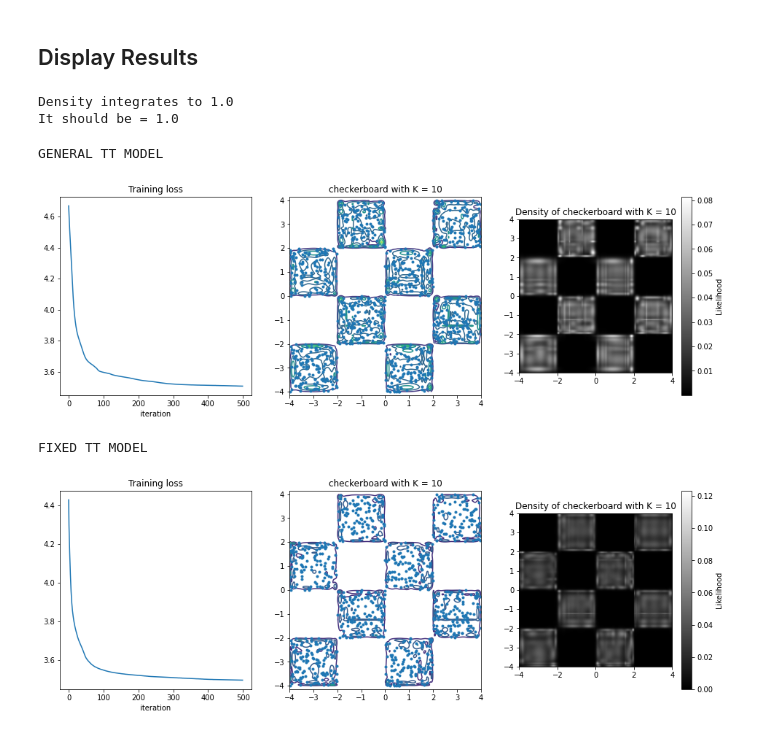
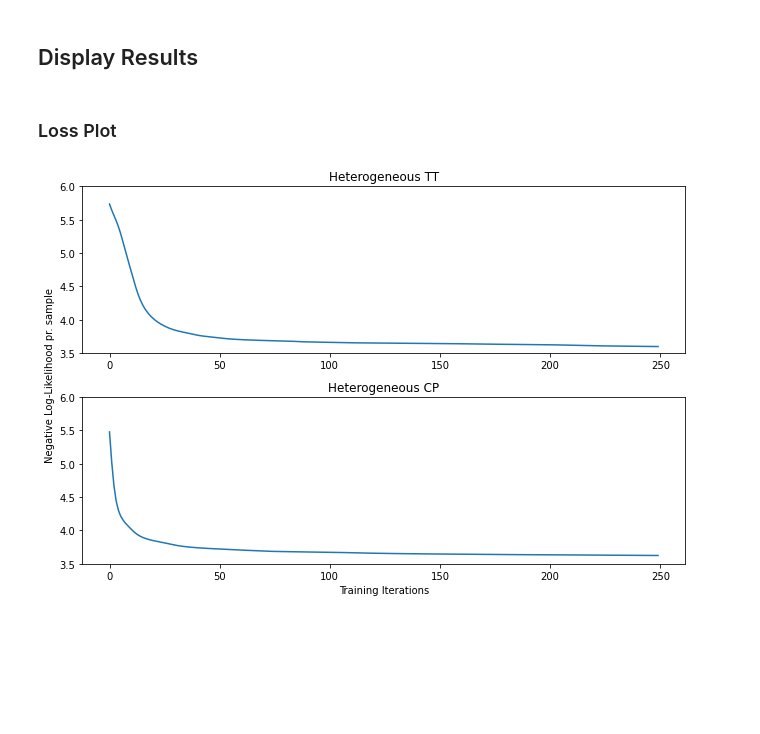
Before and after one commit to simonamtoft/tfde-tfp, a Jupyter notebook: notebooks/Heterogeneous Modelling.ipynb, the cells around one changed output. Cells and saved outputs as stored; diff of their text form; code cells hidden in the pictures; blank space fills up the shorter version.

```diff
--- a/notebooks/Heterogeneous Modelling.ipynb
+++ b/notebooks/Heterogeneous Modelling.ipynb
@@ -57,5 +79,5 @@ modifiers = {
 }
 # %%
 # Instantiate models
-TT_gen = m.TensorTrainGeneral(K, dists, params, modifiers)
-TT_fix = m.TensorTrainGaussian(K, 2)
+TT = m.TensorTrainGeneral(K_TT, dists, params_TT, modifiers)
+CP = m.CPGeneral(K_CP, dists, params_CP, modifiers)
@@ -93,11 +85,11 @@ train_ds = d.to_tf_dataset(train, batch_size=batch_size)
 ## Fit models to data
 # %%
 # Define number of epochs to train on
-EPOCHS = 500
+EPOCHS = 250
 # %%
 # Training optimizer
 optimizer = tf.keras.optimizers.Adam(learning_rate=1e-3)
 # %%
 # train TT general version
-losses_gen = TT_gen.fit(train_ds, EPOCHS, optimizer)
+losses_TT = TT.fit(batched, EPOCHS, optimizer)
 # %% [output]
@@ -105,4 +97,4 @@ Final loss: 3.507068634033203
 # %%
 # train TT fixed gaussian version
-losses_fix = TT_fix.fit(train_ds, EPOCHS, optimizer)
+losses_CP = CP.fit(batched, EPOCHS, optimizer)
 # %% [output]
@@ -110,52 +102,21 @@ Final loss: 3.4959461212158205
 # %% [markdown]
 ## Display Results
-# %%
-# check integrand of density
-integrand = utl.unitTest(TT_gen, limits=[-6, 6])
-print(f'Density integrates to {round(integrand, 4)}')
-print('It should be = 1.0')
-# %% [output]
-Density integrates to 1.0
-It should be = 1.0
-# %%
-# plots for the general TT model
-print("GENERAL TT MODEL")
-f, ax = plt.subplots(1, 3, figsize=(16, 5))
-
-# training loss
-ax[0].plot(range(len(losses_gen)), np.array(losses_gen))
-ax[0].set_title('Training loss')
-ax[0].set_xlabel('iteration')
-
-# contour plot
-utl.plot_contours(ax[1], val, TT_gen, alpha=1)
-ax[1].set_title(name + ' with K = '+str(K))
-
-# density plot
-utl.plot_density(ax[2], TT_gen)
-ax[2].set_title('Density of ' + name + ' with K = ' + str(K))
-plt.show()
-# %% [output]
-GENERAL TT MODEL
-[figure, removed]
-# %%
-# plots for the fixed TT gaussian model
-print("FIXED TT MODEL")
-f,ax = plt.subplots(1, 3, figsize=(16, 5))
-
-# training loss
-ax[0].plot(range(len(losses_fix)), np.array(losses_fix))
-ax[0].set_title('Training loss')
-ax[0].set_xlabel('iteration')
-
-# contour plot
-utl.plot_contours(ax[1], val, TT_fix, alpha=1)
-ax[1].set_title(name + ' with K = '+str(K))
-
-# density plot
-utl.plot_density(ax[2], TT_fix)
-ax[2].set_title('Density of ' + name + ' with K = ' + str(K))
-plt.show()
-# %% [output]
-FIXED TT MODEL
-[figure, removed]
+# %% [markdown]
+### Loss Plot
+# %%
+f, ax = plt.subplots(2, 1, figsize=(9,6))
+ax[0].plot(losses_TT)
+ax[0].set_title("Heterogeneous TT")
+ax[0].set_ylim([3.5, 6])
+ax[1].plot(losses_CP)
+ax[1].set_title("Heterogeneous CP")
+ax[1].set_ylim([3.5, 6])
+f.tight_layout()
+f.add_subplot(111, frameon=False)
+# hide tick and tick label of the big axis
+plt.tick_params(labelcolor='none', which='both', top=False, bottom=False, left=False, right=False)
+plt.xlabel("Training Iterations")
+plt.ylabel("Negative Log-Likelihood pr. sample")
+plt.show()
+# %% [output]
+[figure, added]
```
Also changed, not shown: parts of 21 cells of this notebook.
